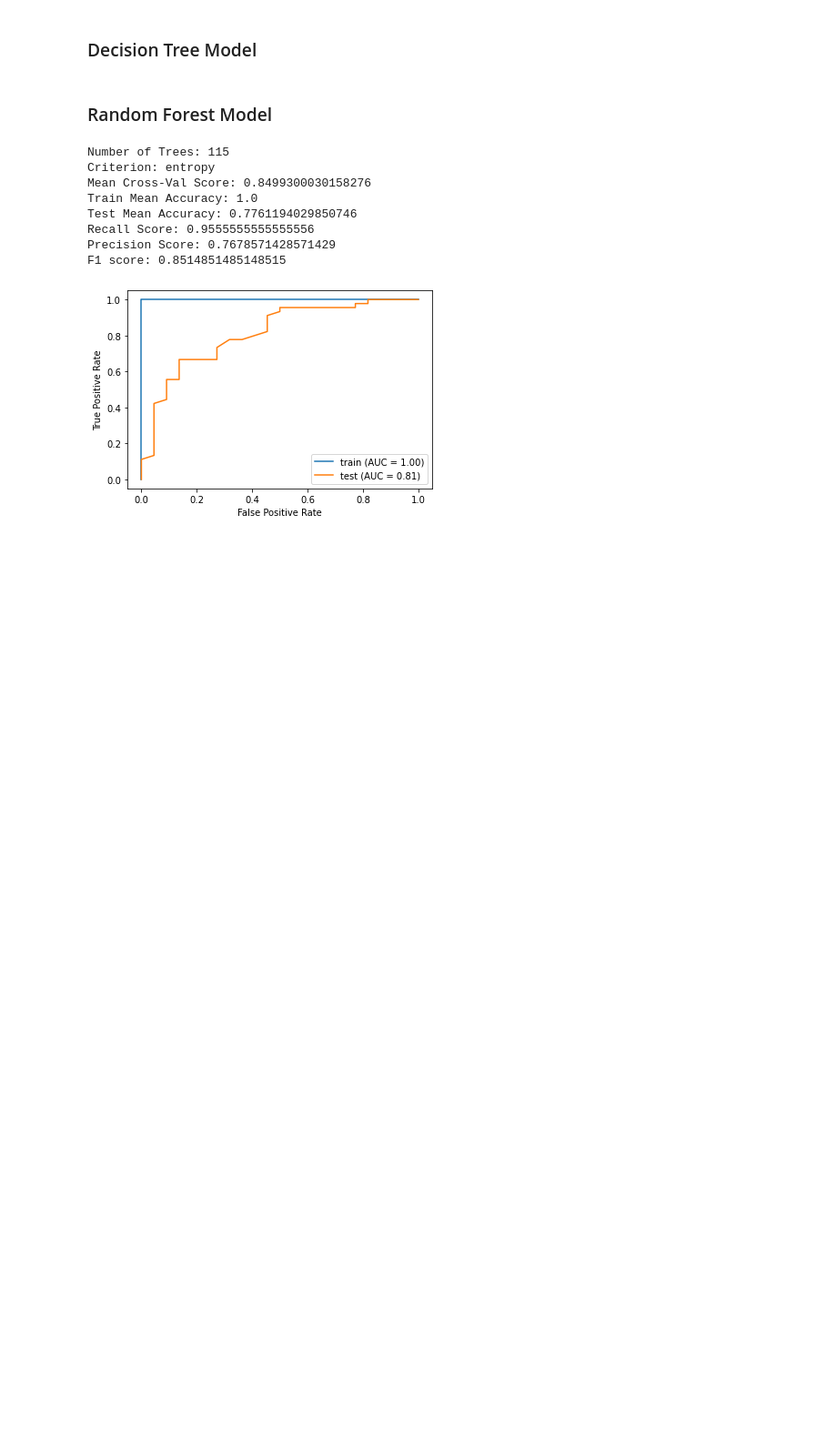
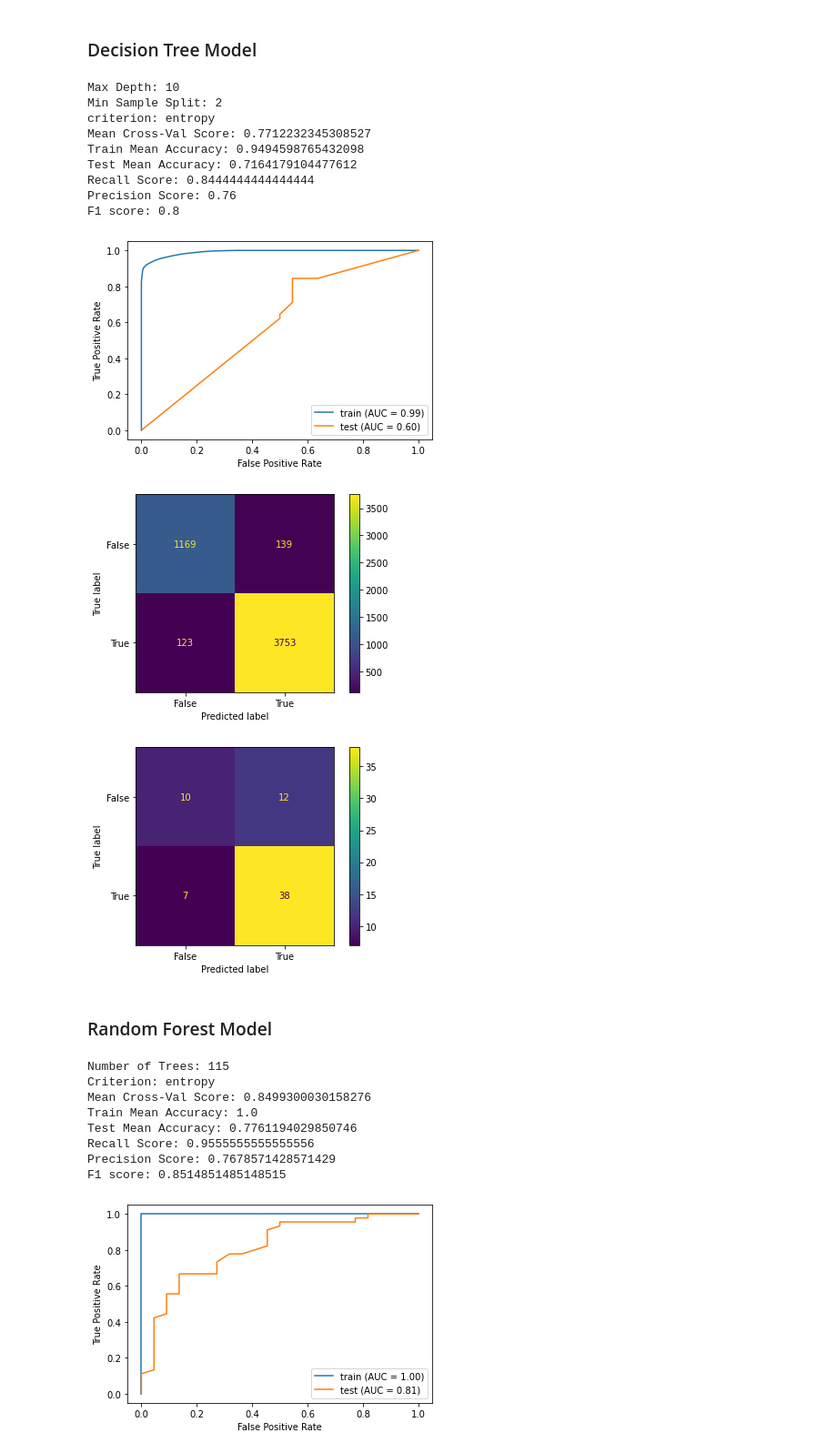
Before and after one commit to MatthewR1021/Machine-Learning-Madness, a Jupyter notebook: MAIN_Notebook.ipynb, the cells around one changed output. Shown: that part at 91% size. Saved outputs shown, nothing was run; the diff lists cells and outputs as text; code cells hidden in the pictures; blank space fills up the shorter version.

```diff
--- a/MAIN_Notebook.ipynb
+++ b/MAIN_Notebook.ipynb
@@ -468,12 +483,25 @@ F1 Score: 0.8297872340425533
 ### Decision Tree Model
 # %%
 #Use feature selection function to obtain best feature to use on this decision tree model
-# dtree_feats=feature_select(X_train_scaled,y_train,DecisionTreeClassifier,min_features=10)
-# X_train_best_dtree=X_train[dtree_feats]
-# X_test_best_dtree=X_test[dtree_feats]
+dtree_feats=feature_select(X_train_scaled,y_train,DecisionTreeClassifier,min_features=10)
+X_train_best_dtree=X_train[dtree_feats]
+X_test_best_dtree=X_test[dtree_feats]
 # %%
 #Call our decision tree function on data
-#dtree(X_train_best_dtree, X_test_best_dtree, y_train, y_test)
+dtree(X_train_best_dtree, X_test_best_dtree, y_train, y_test)
+# %% [output]
+Max Depth: 10
+Min Sample Split: 2
+criterion: entropy
+Mean Cross-Val Score: 0.7712232345308527
+Train Mean Accuracy: 0.9494598765432098
+Test Mean Accuracy: 0.7164179104477612
+Recall Score: 0.8444444444444444
+Precision Score: 0.76
+F1 score: 0.8
+[figure, added]
+[figure, added]
+[figure, added]
 # %% [markdown]
 ### Random Forest Model
 # %%
```
Also changed, not shown: parts of 4 cells of this notebook, 2 other files.
